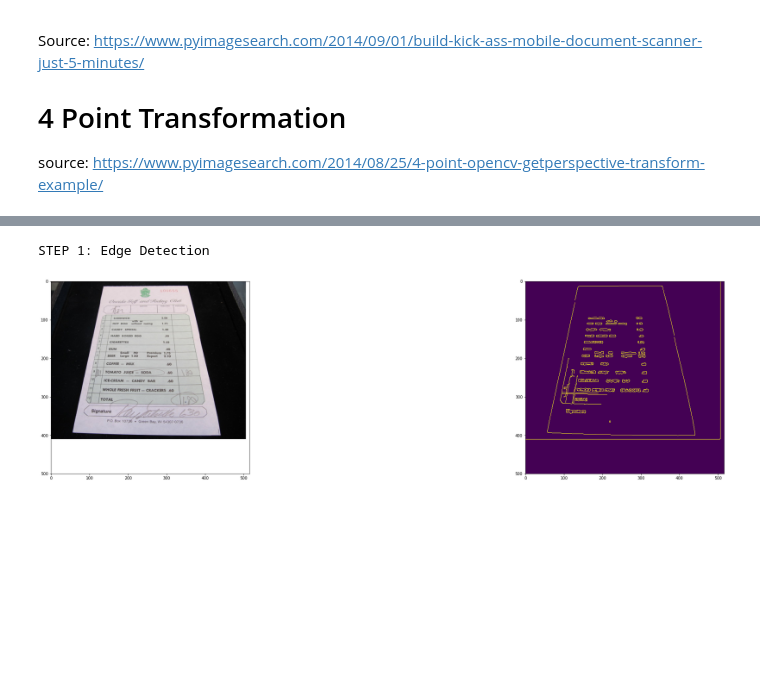
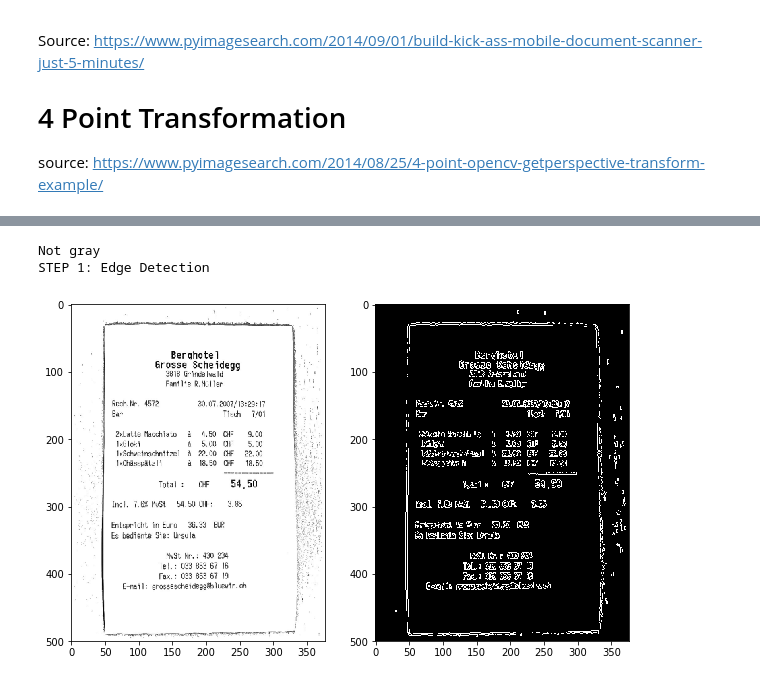
Before and after one commit to sravyaysk/vitaFlow, a Jupyter notebook: vitaflow/annotate_server/notebooks/document_scanner.ipynb, the cells around one changed output, grey strips where cells are left out. Drawn from its saved outputs; the diff is of its cells as text; code cells hidden in the pictures; blank space fills up the shorter version.

```diff
--- a/vitaflow/annotate_server/notebooks/document_scanner.ipynb
+++ b/vitaflow/annotate_server/notebooks/document_scanner.ipynb
@@ -80,8 +80,8 @@ import argparse
 import cv2
 import imutils
 # %%
-img = plt.imread('/Users/sampathm/Desktop/sample.jpeg')
+img = plt.imread('out_sample.jpg')
 
-plt.imshow(img)
+plt.imshow(img, 'gray')
 # %% [output]
 <matplotlib.image.AxesImage at 0x...>
@@ -89,30 +99,38 @@ plt.imshow(img)
 # %%
 image = img # cv2.imread(args["image"])
-ratio = image.shape[0] / 500.0
+ratio = image.shape[0] / 400.0
 orig = image.copy()
 image = imutils.resize(image, height = 500)
 
 # convert the image to grayscale, blur it, and find edges
 # in the image
-gray = cv2.cvtColor(image, cv2.COLOR_BGR2GRAY)
-gray = cv2.GaussianBlur(gray, (5, 5), 0)
-edged = cv2.Canny(gray, 75, 200)
+
+try:
+    # gray
+    image = cv2.cvtColor(image, cv2.COLOR_BGR2GRAY)
+except:
+    print("Not gray")
+
+
+blur = cv2.GaussianBlur(image, (3, 3), 0)
+edged = cv2.Canny(blur, 75, 200)
 
 # show the original image and the edge detected image
 print("STEP 1: Edge Detection")
 
 
 images = [image, edged]
 
 
 columns = len(images)
-plt.figure(figsize=(40,20))
+plt.figure(figsize=(10, 15))
 for i, image in enumerate(images):
     plt.subplot(len(images) / columns + 1, columns, i + 1)
-    plt.imshow(image)
+    plt.imshow(image, 'gray')
 # %% [output]
+Not gray
 STEP 1: Edge Detection
-[figure, old version]
+[figure, new version]
 # %%
 cnts = cv2.findContours(edged.copy(), cv2.RETR_LIST, cv2.CHAIN_APPROX_SIMPLE)
 cnts = imutils.grab_contours(cnts)
```
Also changed, not shown: parts of 9 cells of this notebook, 3 other files.
